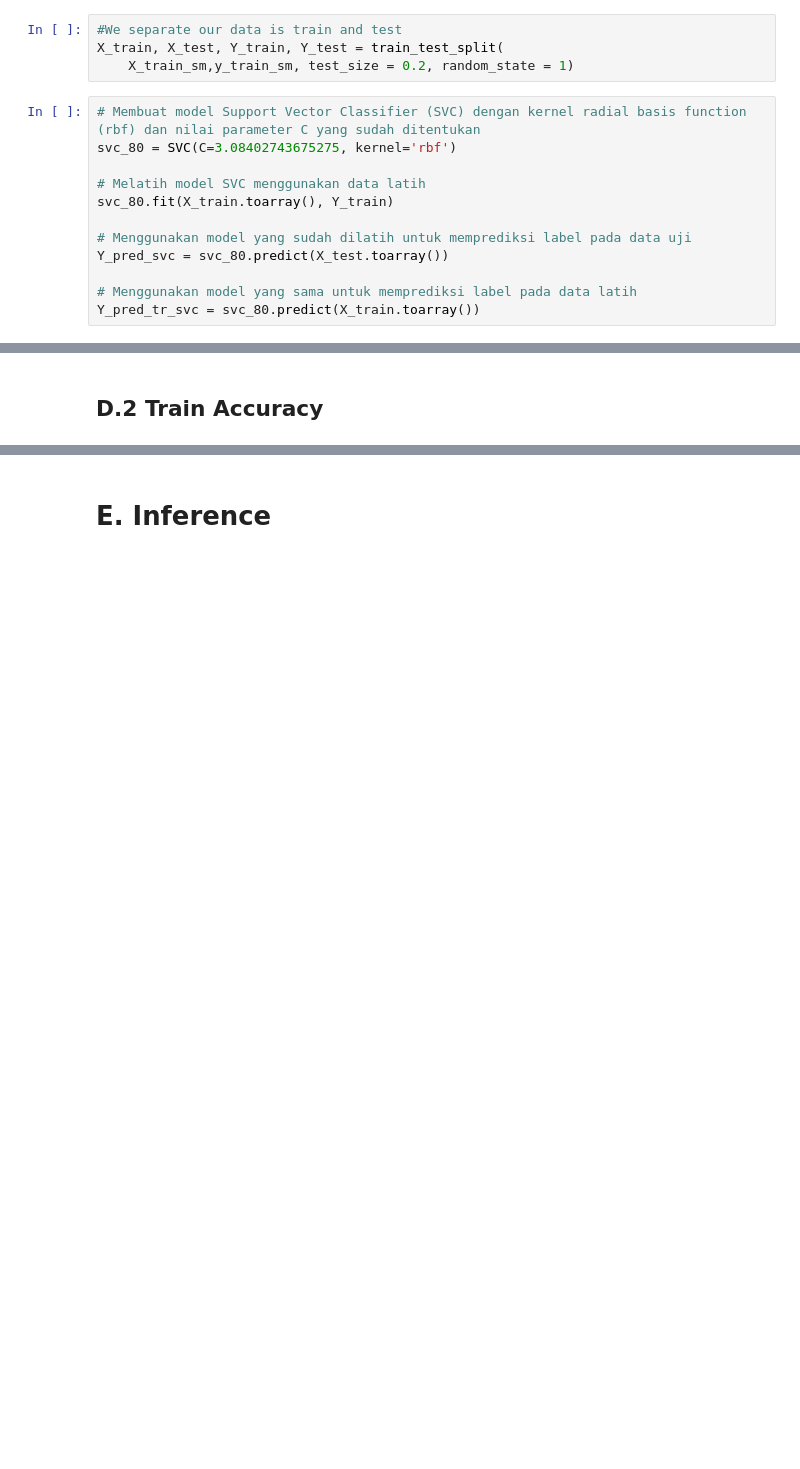
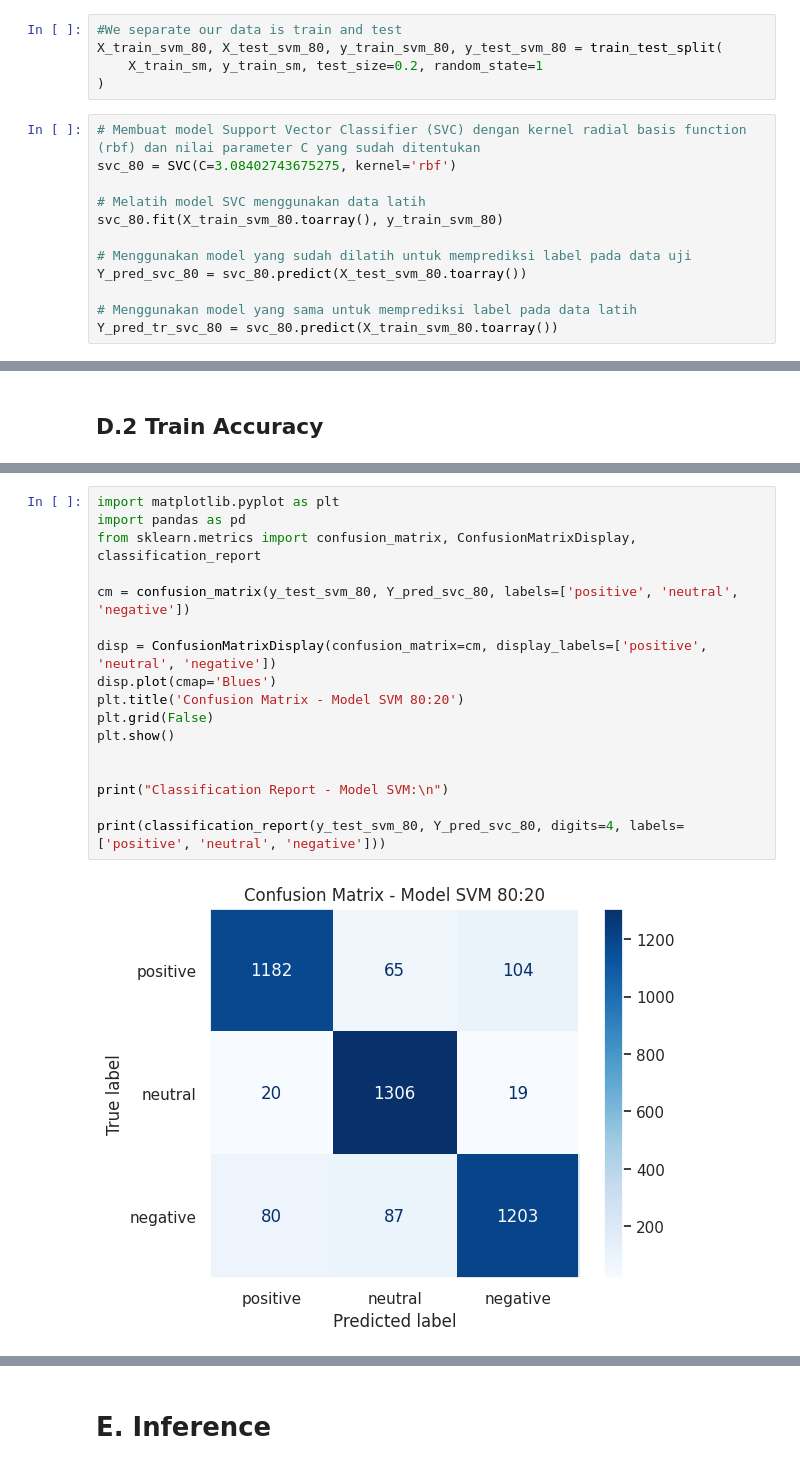
Before and after one commit to nabilalwyh/sentiment-analysis-blu-by-bca-51422187, a Jupyter notebook: analisis-sentimen/Sentimen_Analisis_NabilaAlawiyah.ipynb, the cells around one changed output, grey strips where cells are left out. Cells and saved outputs as stored; diff of their text form; blank space fills up the shorter version.

```diff
--- a/analisis-sentimen/Sentimen_Analisis_NabilaAlawiyah.ipynb
+++ b/analisis-sentimen/Sentimen_Analisis_NabilaAlawiyah.ipynb
@@ -938,19 +938,20 @@ plt.show()
 ### C.2.1 algoritma 1 dengan train 80%
 # %%
 #We separate our data is train and test
-X_train, X_test, Y_train, Y_test = train_test_split(
-    X_train_sm,y_train_sm, test_size = 0.2, random_state = 1)
+X_train_svm_80, X_test_svm_80, y_train_svm_80, y_test_svm_80 = train_test_split(
+    X_train_sm, y_train_sm, test_size=0.2, random_state=1
+)
 # %%
 # Membuat model Support Vector Classifier (SVC) dengan kernel radial basis function (rbf) dan nilai parameter C yang sudah ditentukan
 svc_80 = SVC(C=3.08402743675275, kernel='rbf')
 
 # Melatih model SVC menggunakan data latih
-svc_80.fit(X_train.toarray(), Y_train)
+svc_80.fit(X_train_svm_80.toarray(), y_train_svm_80)
 
 # Menggunakan model yang sudah dilatih untuk memprediksi label pada data uji
-Y_pred_svc = svc_80.predict(X_test.toarray())
+Y_pred_svc_80 = svc_80.predict(X_test_svm_80.toarray())
 
 # Menggunakan model yang sama untuk memprediksi label pada data latih
-Y_pred_tr_svc = svc_80.predict(X_train.toarray())
+Y_pred_tr_svc_80 = svc_80.predict(X_train_svm_80.toarray())
 # %%
 # Menghitung akurasi model pada data latih, lalu membulatkannya ke satu angka desimal
@@ -1308,0 +1404,19 @@ plt.show()
+# %%
+import matplotlib.pyplot as plt
+import pandas as pd
+from sklearn.metrics import confusion_matrix, ConfusionMatrixDisplay, classification_report
+
+cm = confusion_matrix(y_test_svm_80, Y_pred_svc_80, labels=['positive', 'neutral', 'negative'])
+
+disp = ConfusionMatrixDisplay(confusion_matrix=cm, display_labels=['positive', 'neutral', 'negative'])
+disp.plot(cmap='Blues')
+plt.title('Confusion Matrix - Model SVM 80:20')
+plt.grid(False)
+plt.show()
+
+
+print("Classification Report - Model SVM:\n")
+
+print(classification_report(y_test_svm_80, Y_pred_svc_80, digits=4, labels=['positive', 'neutral', 'negative']))
+# %% [output]
+[figure, added]
```
Also changed, not shown: parts of 46 cells of this notebook.
